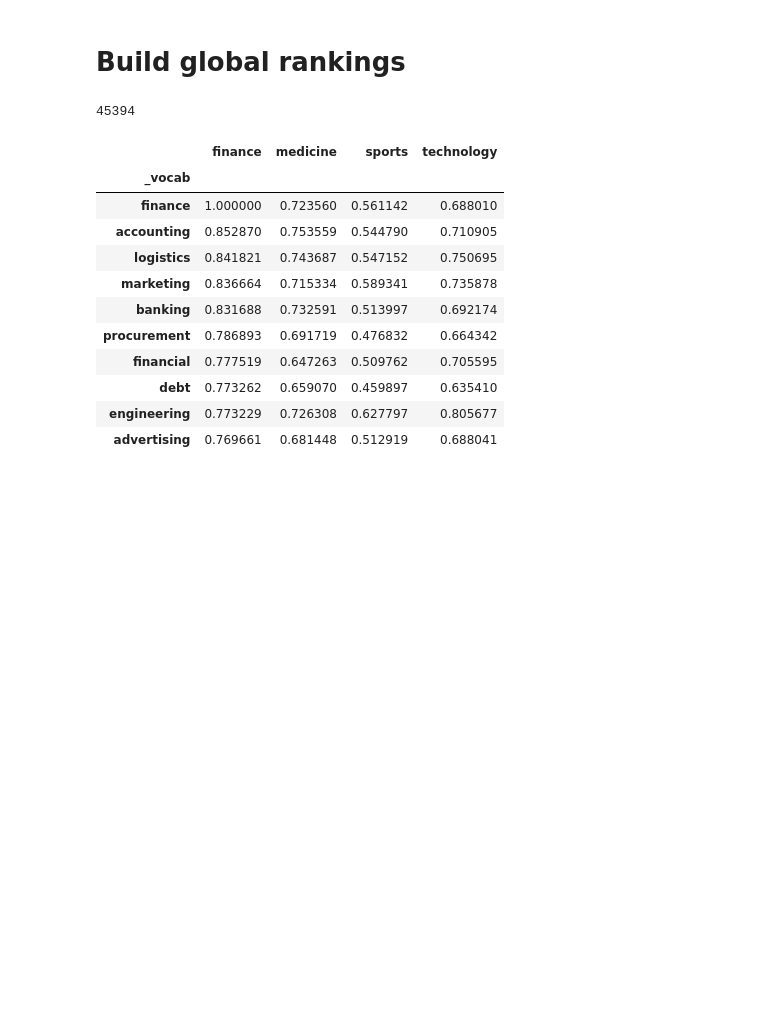
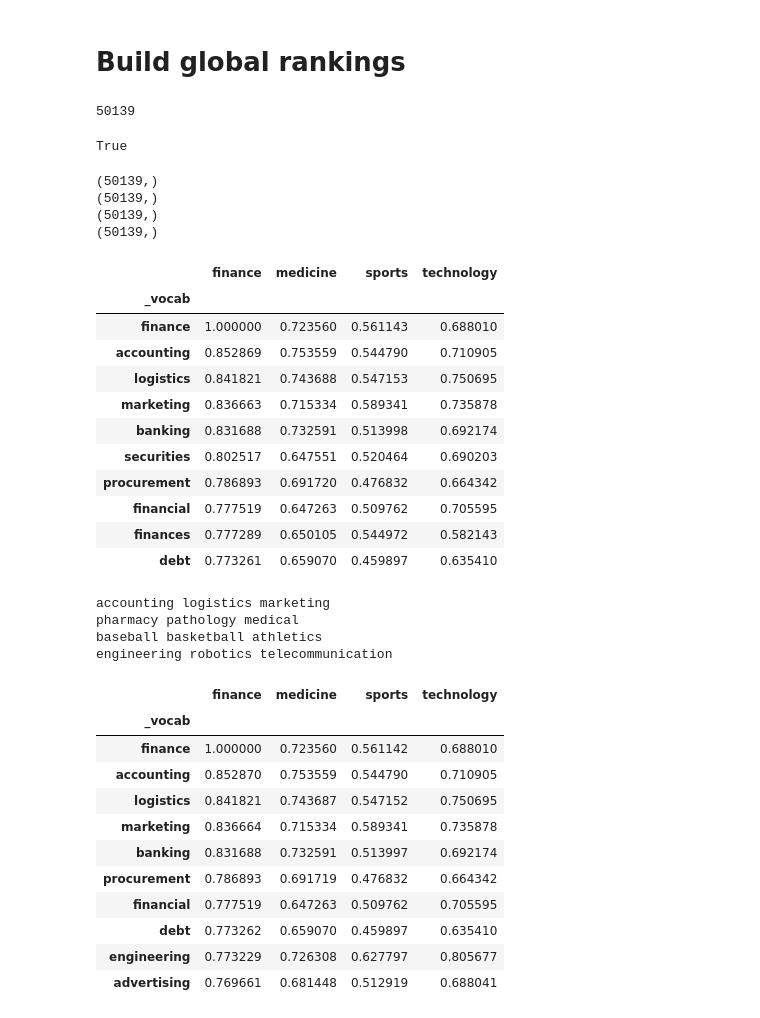
Before and after one commit to zhangchi0104/honours-sgtm, a Jupyter notebook: experiment.ipynb, the cells around one changed output. Cells and saved outputs as stored; diff of their text form; code cells hidden in the pictures; blank space fills up the shorter version.

Commit message:
feat: updated local embeddings

```diff
--- a/experiment.ipynb
+++ b/experiment.ipynb
@@ -109,50 +156,75 @@ def vocab_preprocess(row, lemmatize=True):
 
     return words
 # %%
+df = pd.read_csv(DATA_DIR / 'dataset.csv')
 desc = df['description'].astype(str)
 data = []
 for i, row in desc.iteritems():
-    data.append(vocab_preprocess(row))
+    data.append(vocab_preprocess(row, False))
 vocab = set()
 for words in data:
     vocab = vocab.union(set(words))
-with open(DATA_DIR / "vocab" / "global_vocab.pkl", "wb") as f:
+with open(DATA_DIR / "vocab" / "global_vocab_no_lemmatize.pkl", "wb") as f:
     pickle.dump(vocab, f)
 # %% [markdown]
 # Build global rankings
 # %%
 vocab = None
-with open(DATA_DIR / "vocab" / "global_vocab.pkl", "rb") as f:
+with open(DATA_DIR / "vocab" / "global_vocab_no_lemmatize.pkl", "rb") as f:
     vocab = pickle.load(f)
 print(len(vocab))
 # %% [output]
-45394
+50139
+# %%
+'pathology' in vocab
+# %% [output]
+True
 # %%
 
 topic_embeddings = []
+cols = []
+cos
 for seed in SEEDS:
-    topic_embeddings.append(get_embeddings(model, tokenizer(seed, return_tensors='pt')))
+    cols.append(job(vocab, seed, tokenizer, model, batch_size=128))
-# %%
-res = []
-for word in tqdm(vocab):
-    token = tokenizer(word, return_tensors='pt')
-    if len(token['input_ids']) > 3:
-        print(f"WARNING: Word '{word}' is not in BERT's vocabulary")
-    word_emb = get_embeddings(model, token)
-    res_row = []
-    for topic in topic_embeddings:
-        res_row.append(cosine(topic, word_emb))
-    res.append(res_row)
 # %%
-arr = 1 - np.array(res)
+arr = np.array(cols)
 res_dict = {
     '_vocab': list(vocab),
 }
 for i, topic in enumerate(SEEDS):
-    res_dict[topic] = arr[:, i]
+    print(arr[i].shape)
+    res_dict[topic] = arr[i]
 res_df = pd.DataFrame(res_dict)
 res_df = res_df.set_index(['_vocab'])
 res_df.to_csv(DATA_DIR / 'global_cos_similarity.csv')
+res_df.sort_values('finance', ascending=False).head(10)
+# %% [output]
+(50139,)
+(50139,)
+(50139,)
+(50139,)
+|  | finance | medicine | sports | technology |
+| _vocab |  |  |  |  |
+| finance | 1.000000 | 0.723560 | 0.561143 | 0.688010 |
+| accounting | 0.852869 | 0.753559 | 0.544790 | 0.710905 |
+| logistics | 0.841821 | 0.743688 | 0.547153 | 0.750695 |
+| marketing | 0.836663 | 0.715334 | 0.589341 | 0.735878 |
+| banking | 0.831688 | 0.732591 | 0.513998 | 0.692174 |
+| securities | 0.802517 | 0.647551 | 0.520464 | 0.690203 |
+| procurement | 0.786893 | 0.691720 | 0.476832 | 0.664342 |
+| financial | 0.777519 | 0.647263 | 0.509762 | 0.705595 |
+| finances | 0.777289 | 0.650105 | 0.544972 | 0.582143 |
+| debt | 0.773261 | 0.659070 | 0.459897 | 0.635410 |
+# %%
+df = pd.read_csv('./global_cos_similarity.csv', index_col='_vocab')
+for seed in SEEDS:
+    line = df.sort_values(seed, ascending=False).head(4).index[1::]
+    print(" ".join(line))
+# %% [output]
+accounting logistics marketing
+pharmacy pathology medical
+baseball basketball athletics
+engineering robotics telecommunication
 # %%
 res_df.sort_values(by='finance', ascending=False).head(10)
 # %% [output]
```
Also changed, not shown: parts of 19 cells of this notebook, 1 other file.
